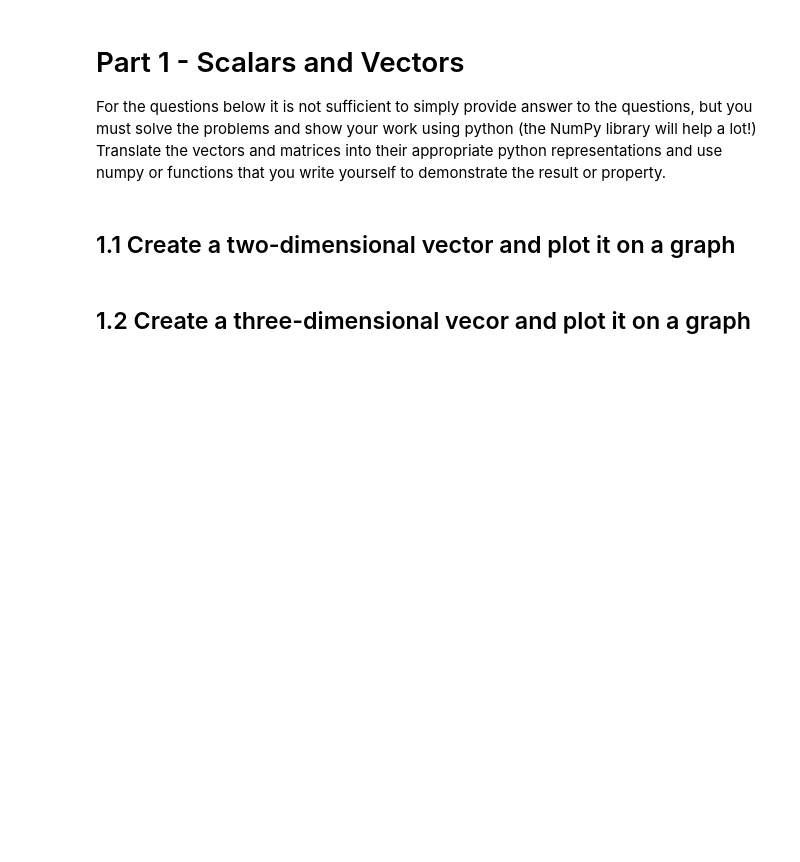
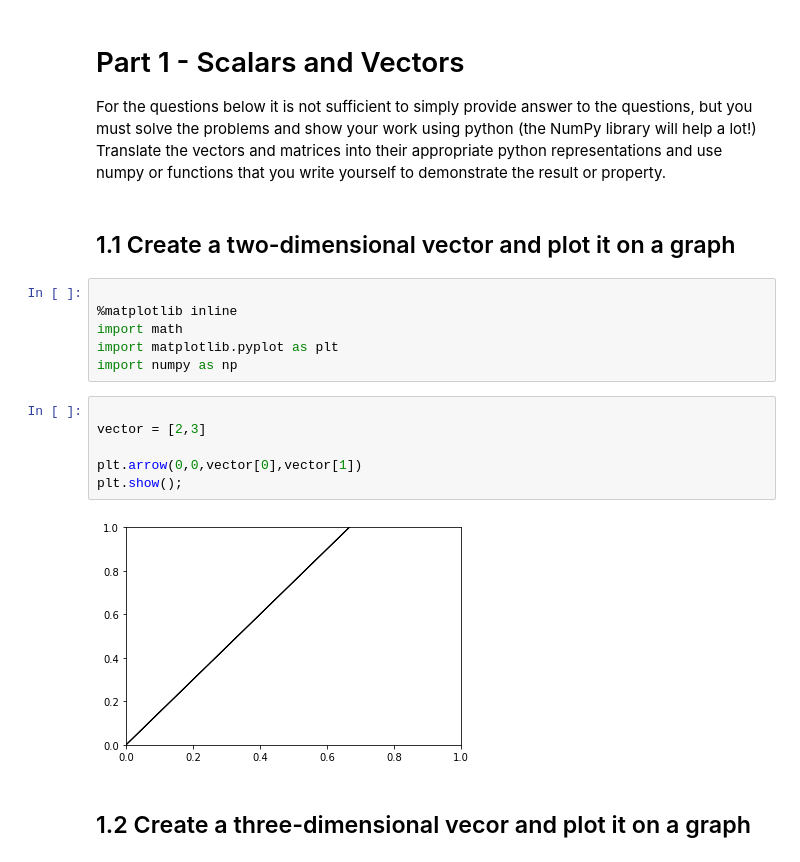
Before and after one commit to damerei/DS-Unit-2-Sprint-1-Linear-Algebra, a Jupyter notebook: module1-linear-algebra-review/Linear_Algebra_Assignment.ipynb, the cells around one changed output. Saved outputs shown, nothing was run; the diff lists cells and outputs as text; blank space fills up the shorter version.

```diff
--- a/module1-linear-algebra-review/Linear_Algebra_Assignment.ipynb
+++ b/module1-linear-algebra-review/Linear_Algebra_Assignment.ipynb
@@ -4,5 +4,19 @@
 For the questions below it is not sufficient to simply provide answer to the questions, but you must solve the problems and show your work using python (the NumPy library will help a lot!) Translate the vectors and matrices into their appropriate python  representations and use numpy or functions that you write yourself to demonstrate the result or property.
 # %% [markdown]
 ## 1.1 Create a two-dimensional vector and plot it on a graph
+# %%
+
+%matplotlib inline
+import math
+import matplotlib.pyplot as plt
+import numpy as np
+# %%
+
+vector = [2,3]
+
+plt.arrow(0,0,vector[0],vector[1])
+plt.show();
+# %% [output]
+[figure, added]
 # %% [markdown]
 ## 1.2 Create a three-dimensional vecor and plot it on a graph
```
Also changed, not shown: parts of 16 cells of this notebook.
